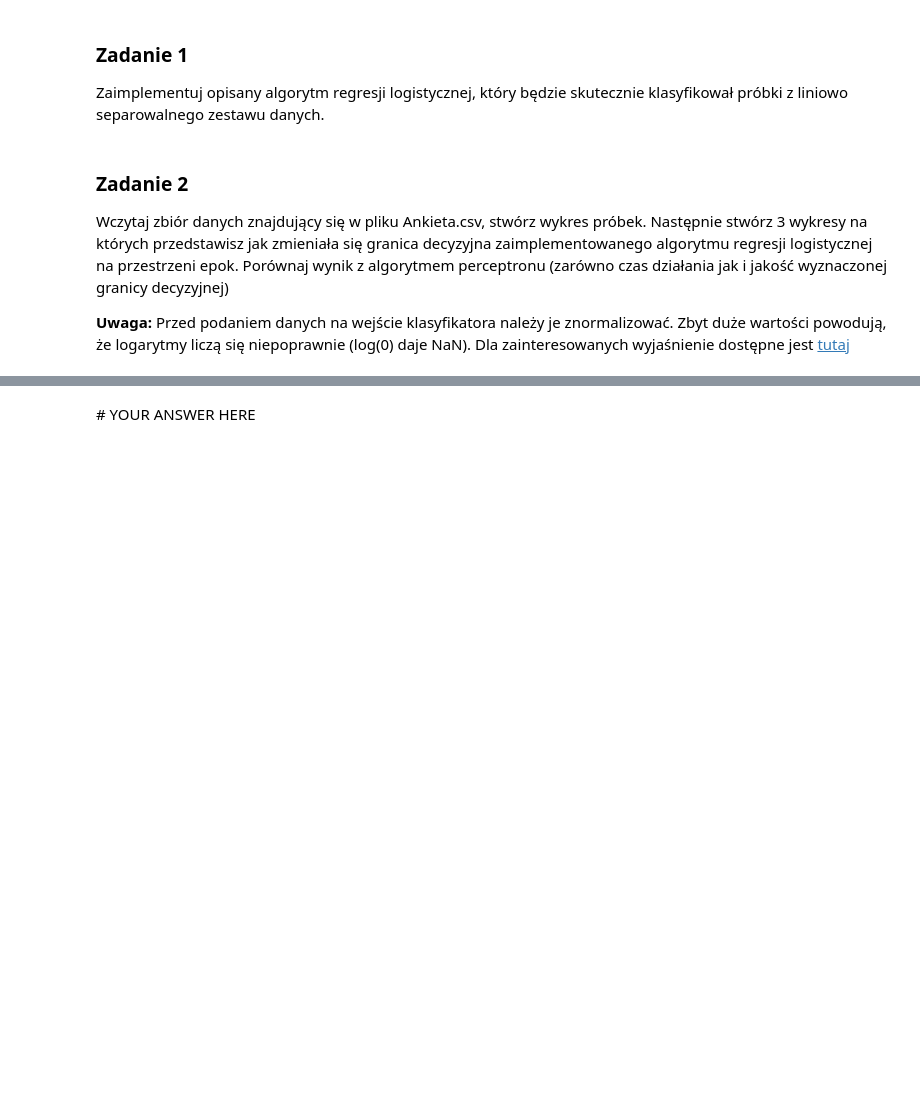
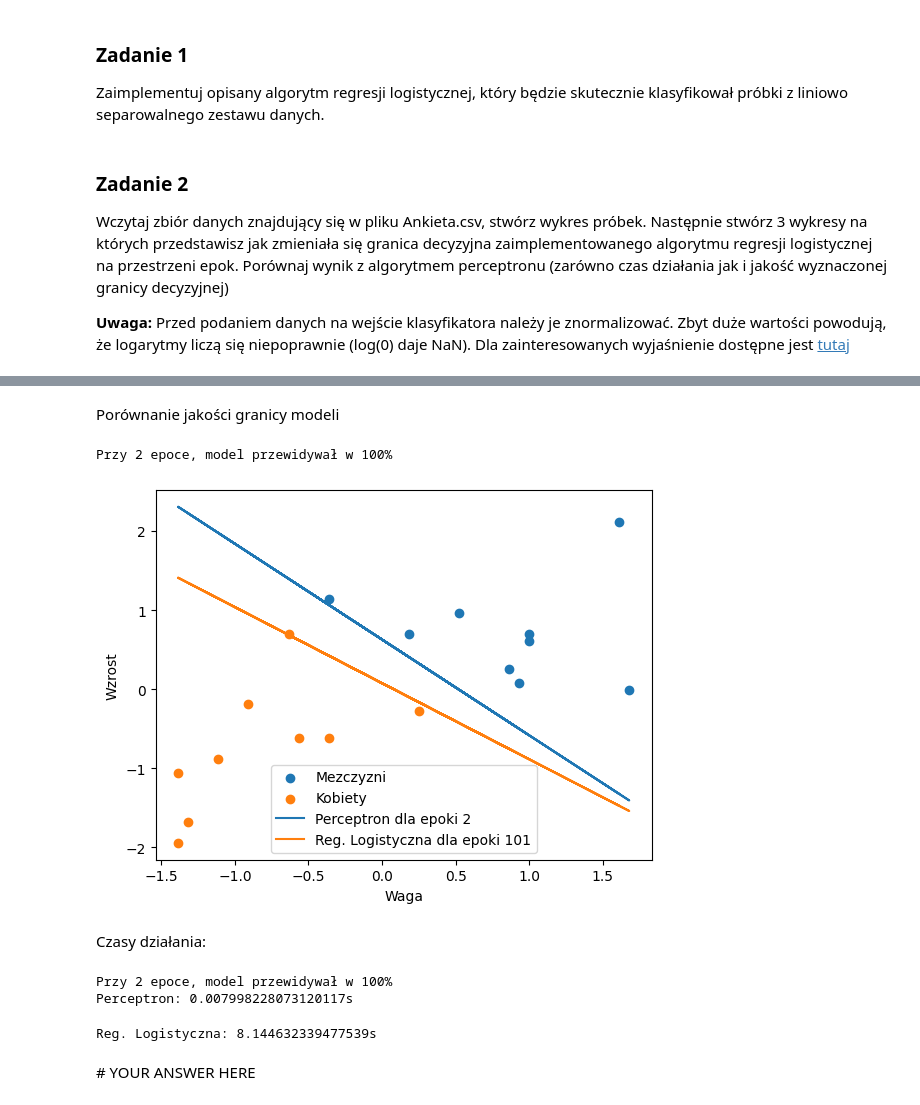
Before and after one commit to DyremiX/Laby, a Jupyter notebook: Lab5/139509_michal_dubiel_Logistic_regression.ipynb, the cells around one changed output, grey strips where cells are left out. Cells and saved outputs as stored; diff of their text form; code cells hidden in the pictures; blank space fills up the shorter version.

```diff
--- a/Lab5/139509_michal_dubiel_Logistic_regression.ipynb
+++ b/Lab5/139509_michal_dubiel_Logistic_regression.ipynb
@@ -163,3 +248,55 @@ def update_regression_coefficients(X: np.ndarray, y: np.ndarray, betas: np.ndarr
+# %% [markdown]
+Porównanie jakości granicy modeli
+# %%
+epoch = 100
+alpha = 0.1
+
+model1 = Perceptron(np.array(scaled_data), df['Plec'])
+model1.fit(epochs=epoch, alpha=alpha)
+
+wzrost_set = -(model1.bias + model1.W[0]*scaled_data[:,0])/model1.W[1]
+plt.scatter(scaled_data_plec[scaled_data_plec[:,2] == 0][:,0],scaled_data_plec[scaled_data_plec[:,2] == 0][:,1], label='Mezczyzni')
+plt.scatter(scaled_data_plec[scaled_data_plec[:,2] == 1][:,0],scaled_data_plec[scaled_data_plec[:,2] == 1][:,1], label='Kobiety')
+plt.plot(scaled_data[:,0], wzrost_set, label=f'Perceptron dla epoki {len(model1.W)}')
+
+beta0, betas, error = learn_and_fit(df[["Waga"] + ["Wzrost"]], df['Plec'], epochs=epoch, alpha=alpha, normalize=True)
+
+epochs = -1
+wzrost_set = -(beta0[epochs] + betas[epochs][0]*scaled_data[:,0])/betas[epochs][1]
+plt.plot(scaled_data[:,0], wzrost_set, label=f'Reg. Logistyczna dla epoki {len(beta0)}')
+
+plt.xlabel('Waga')
+plt.ylabel('Wzrost')
+plt.legend()
+plt.show()
+# %% [output]
+Przy 2 epoce, model przewidywał w 100%
+[figure, added]
+# %% [markdown]
+Czasy działania:
+# %%
+import time
+
+model = Perceptron(np.array(scaled_data), df['Plec'])
+
+begin_time = time.time()
+model.fit(epochs=10000, alpha=0.0001)
+end_time = time.time()
+
+print(f'Perceptron: {end_time - begin_time}s')
+# %% [output]
+Przy 2 epoce, model przewidywał w 100%
+Perceptron: 0.007998228073120117s
+# %%
+model = Perceptron(np.array(df[['Waga']+['Wzrost']]), df['Plec'])
+
+begin_time = time.time()
+beta0, betas, error = learn_and_fit(df[["Waga"] + ["Wzrost"]], df['Plec'], epochs=10000, alpha=0.0001, normalize=True)
+end_time = time.time()
+
+print(f'Reg. Logistyczna: {end_time - begin_time}s')
+# %% [output]
+Reg. Logistyczna: 8.144632339477539s
 # %% [markdown]
 \# YOUR ANSWER HERE
 # %% [markdown]
```
Also changed, not shown: parts of 21 cells of this notebook, 13 other files.
